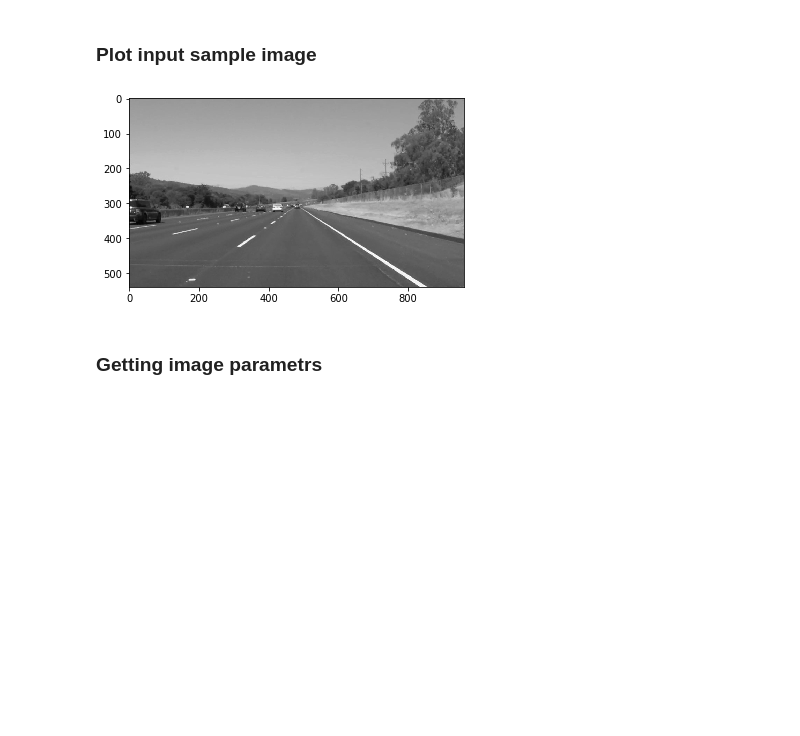
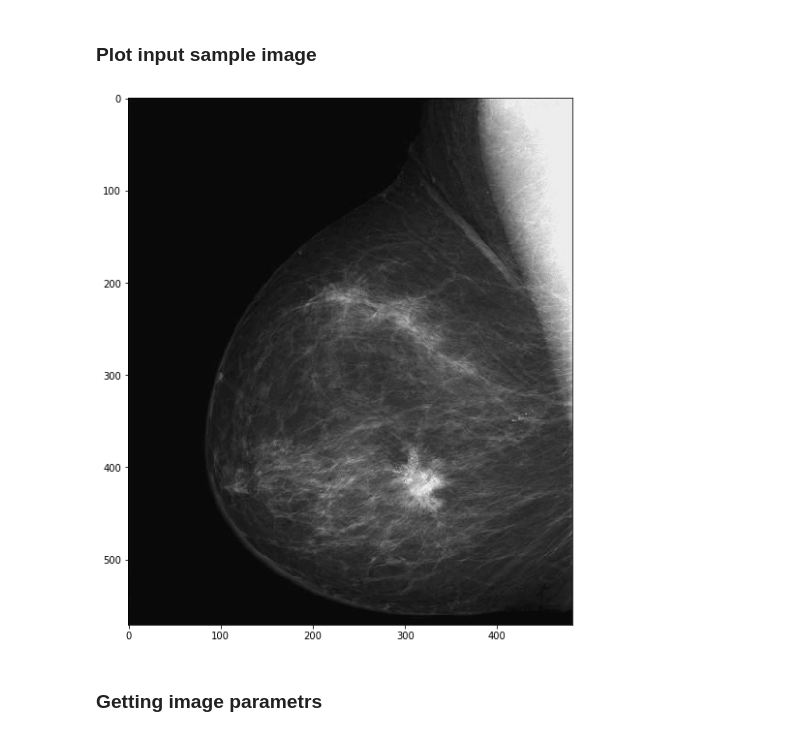
Before and after one commit to lavolpenoire/DIP, a Jupyter notebook: Lab2.ipynb, the cells around one changed output. Cells and saved outputs as stored; diff of their text form; code cells hidden in the pictures; blank space fills up the shorter version.

Commit message:
Added first 2 images from DIP book for 2 Lab

```diff
--- a/Lab2.ipynb
+++ b/Lab2.ipynb
@@ -10,7 +10,7 @@ import matplotlib.pyplot as plt
 # %% [markdown]
 <h3>Read sample image</h3>
 # %%
-in_img = cv2.imread("./examples/lane_detection_1.jpg")
+in_img = cv2.imread("./examples/Fig0304.tif")
 # %% [markdown]
 *By default OpenCV load image in BGR format.
 # %%
@@ -23,9 +23,10 @@ plt.gray()
 # %% [markdown]
 <h3>Plot input sample image</h3>
 # %%
+plt.figure(figsize=(10,10))
 plt.imshow(img_gray, cmap = 'gray'); plt.show();
 # %% [output]
-[figure, old version]
+[figure, new version]
 # %% [markdown]
 <h3>Getting image parametrs</h3>
 # %%
```
Also changed, not shown: parts of 12 cells of this notebook, 3 other files.
